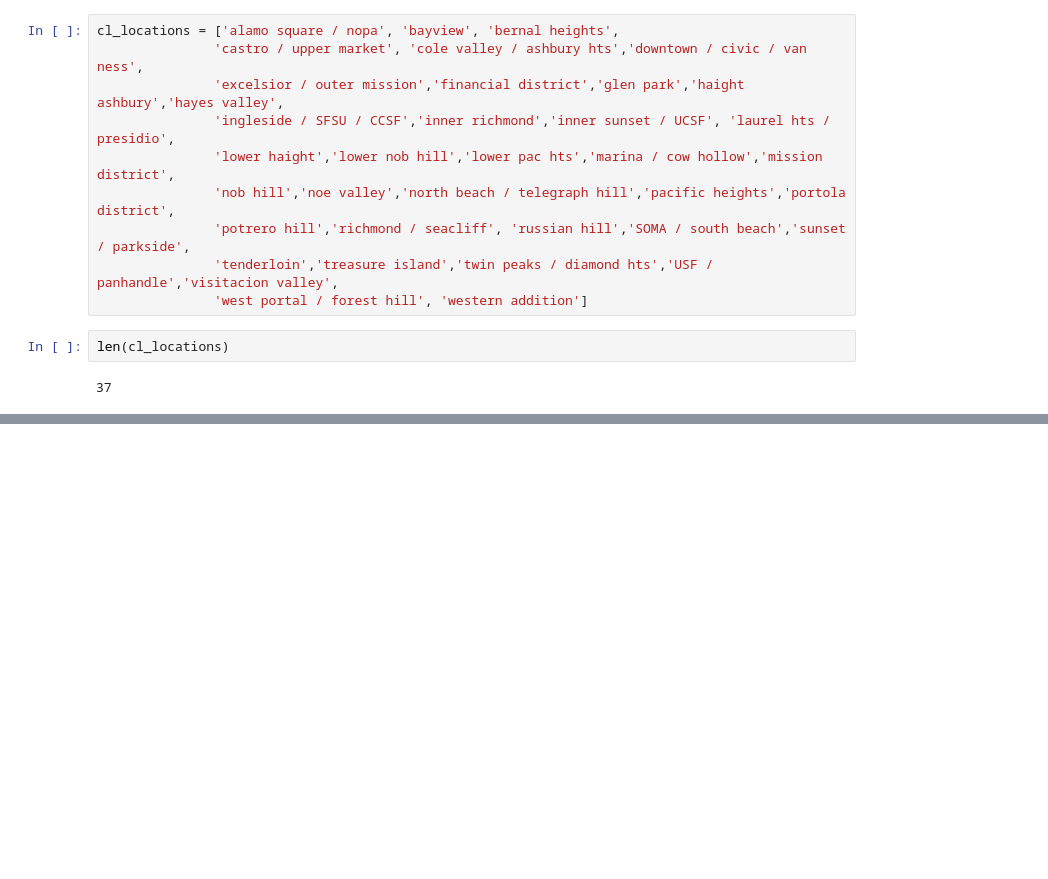
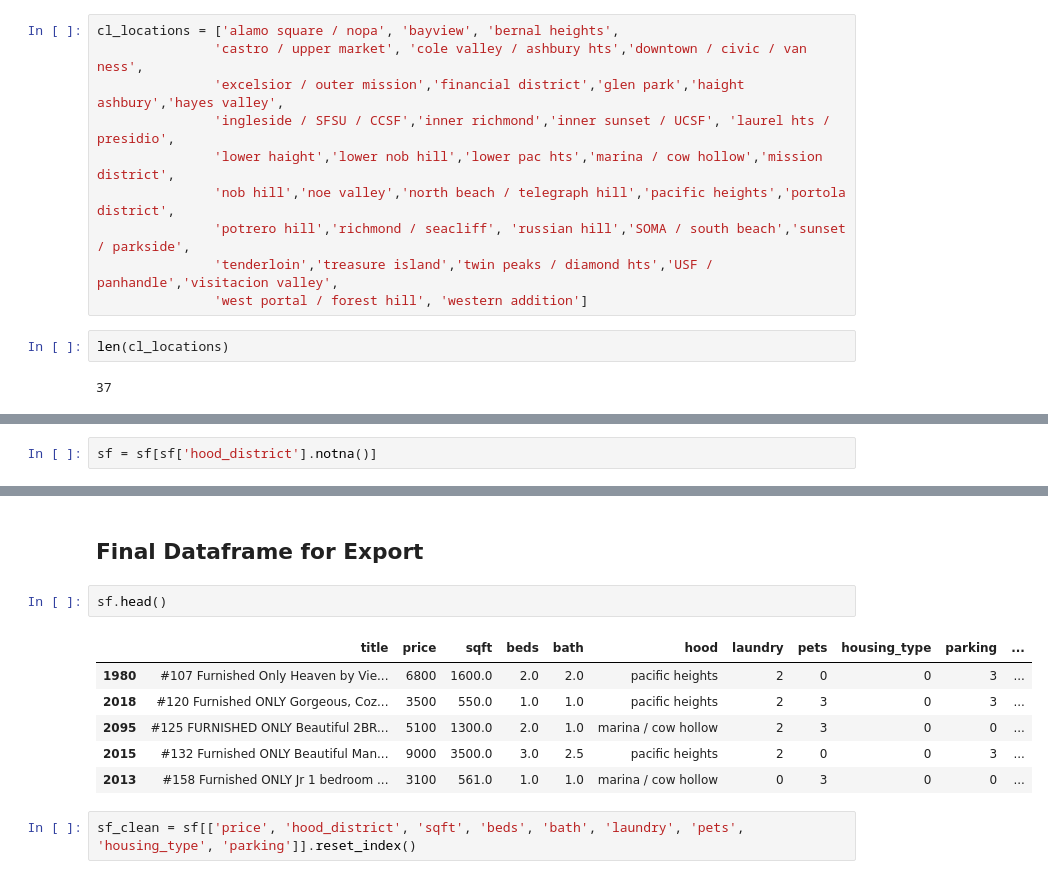
Before and after one commit to alfredjackieots/CL-housing-rent-predictions, a Jupyter notebook: data_cleaning.ipynb, the cells around one changed output, grey strips where cells are left out. Saved outputs shown, nothing was run; the diff lists cells and outputs as text; blank space fills up the shorter version.

Commit message:
finished cleaning data, exported clean csv

```diff
--- a/data_cleaning.ipynb
+++ b/data_cleaning.ipynb
@@ -591,0 +696,2 @@ But also, I need to reduce the number of CL neighborhoods.
+# %%
+sf = sf[sf['hood_district'].notna()]
@@ -591,0 +719,13 @@ But also, I need to reduce the number of CL neighborhoods.
+# %% [markdown]
+## Final Dataframe for Export
+# %%
+sf.head()
+# %% [output]
+|  | title | price | sqft | beds | bath | hood | laundry | pets | housing_type | parking | ... |
+| 1980 | #107 Furnished Only Heaven by Vie... | 6800 | 1600.0 | 2.0 | 2.0 | pacific heights | 2 | 0 | 0 | 3 | ... |
+| 2018 | #120 Furnished ONLY Gorgeous, Coz... | 3500 | 550.0 | 1.0 | 1.0 | pacific heights | 2 | 3 | 0 | 3 | ... |
+| 2095 | #125 FURNISHED ONLY Beautiful 2BR... | 5100 | 1300.0 | 2.0 | 1.0 | marina / cow hollow | 2 | 3 | 0 | 0 | ... |
+| 2015 | #132 Furnished ONLY Beautiful Man... | 9000 | 3500.0 | 3.0 | 2.5 | pacific heights | 2 | 0 | 0 | 3 | ... |
+| 2013 | #158 Furnished ONLY Jr 1 bedroom ... | 3100 | 561.0 | 1.0 | 1.0 | marina / cow hollow | 0 | 3 | 0 | 0 | ... |
+# %%
+sf_clean = sf[['price', 'hood_district', 'sqft', 'beds', 'bath', 'laundry', 'pets', 'housing_type', 'parking']].reset_index()
```
Also changed, not shown: parts of 46 cells of this notebook, 2 other files.
